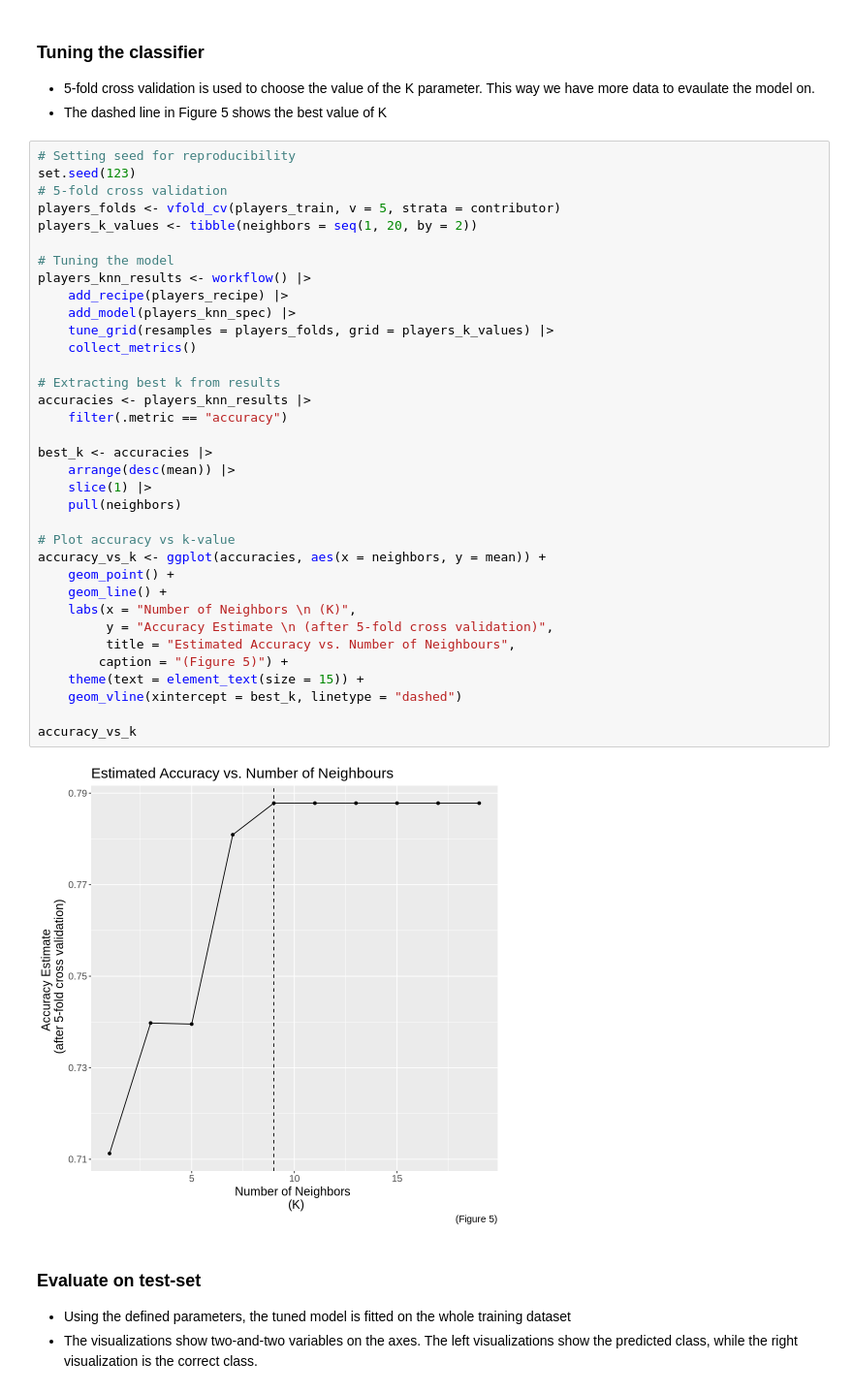
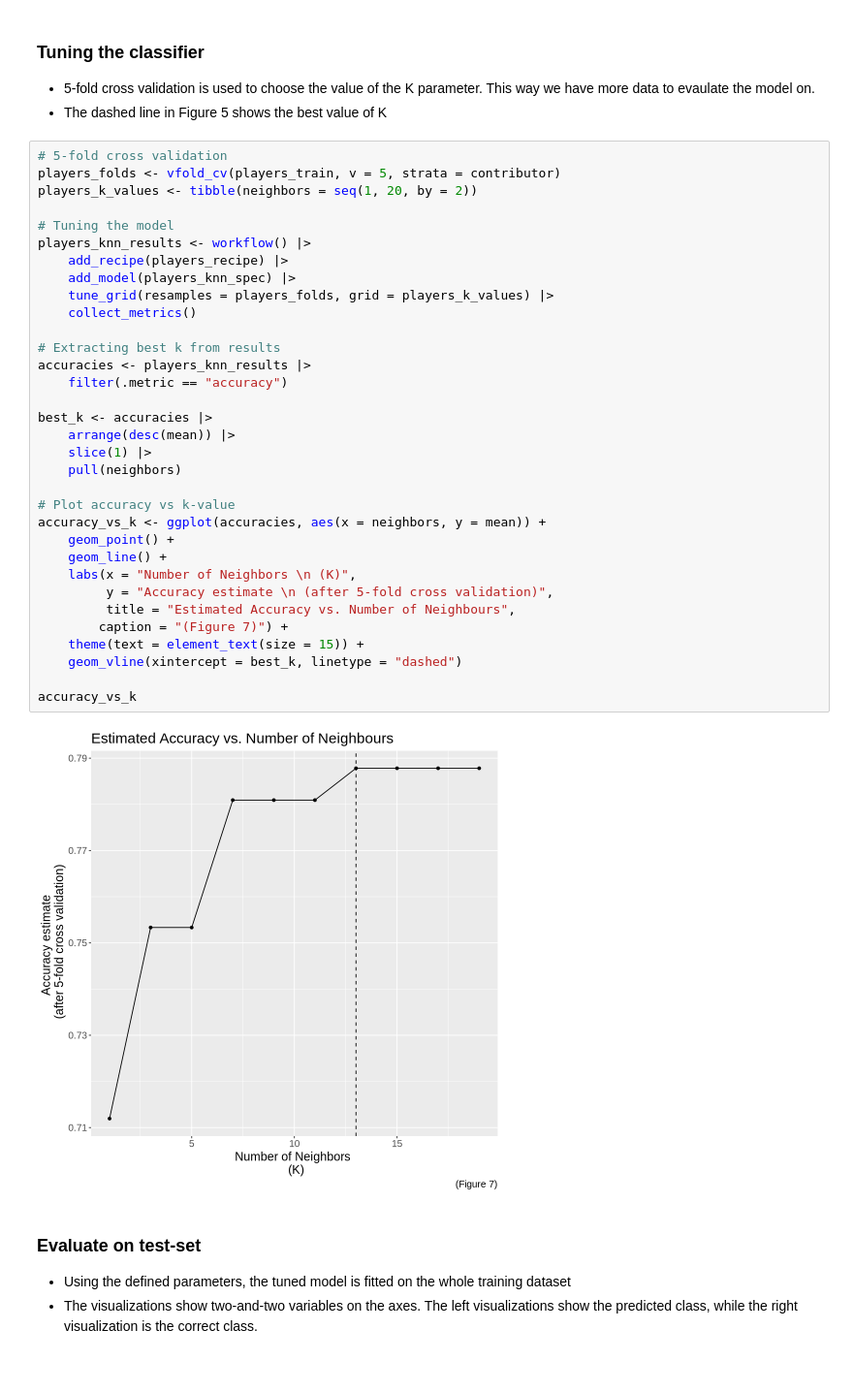
Before and after one commit to EmmaGjoen/data_science_group_project, a Jupyter notebook: project_final_report.ipynb, the cells around one changed output. Shown at 97% size. Saved outputs shown, nothing was run; the diff lists cells and outputs as text.

```diff
--- a/project_final_report.ipynb
+++ b/project_final_report.ipynb
@@ -360,42 +362,40 @@ A tibble: 196 × 4
  - 5-fold cross validation is used to choose the value of the K parameter. This way we have more data to evaulate the model on.
  - The dashed line in Figure 5 shows the best value of K
 # %%
-# Setting seed for reproducibility
-set.seed(123)
 # 5-fold cross validation
 players_folds <- vfold_cv(players_train, v = 5, strata = contributor)
 players_k_values <- tibble(neighbors = seq(1, 20, by = 2))
 
 # Tuning the model
 players_knn_results <- workflow() |>
     add_recipe(players_recipe) |>
     add_model(players_knn_spec) |>
     tune_grid(resamples = players_folds, grid = players_k_values) |>
     collect_metrics()
 
 # Extracting best k from results
 accuracies <- players_knn_results |>
     filter(.metric == "accuracy")
 
 best_k <- accuracies |>
     arrange(desc(mean)) |>
     slice(1) |>
     pull(neighbors)
 
 # Plot accuracy vs k-value
 accuracy_vs_k <- ggplot(accuracies, aes(x = neighbors, y = mean)) +
     geom_point() +
     geom_line() +
     labs(x = "Number of Neighbors \n (K)",
-         y = "Accuracy Estimate \n (after 5-fold cross validation)",
+         y = "Accuracy estimate \n (after 5-fold cross validation)",
          title = "Estimated Accuracy vs. Number of Neighbours",
-        caption = "(Figure 5)") +
+        caption = "(Figure 7)") +
     theme(text = element_text(size = 15)) +
     geom_vline(xintercept = best_k, linetype = "dashed")
 
 accuracy_vs_k
 # %% [output]
-[figure, old version]
+[figure, new version]
 # %% [markdown]
 ### Evaluate on test-set
  - Using the defined parameters, the tuned model is fitted on the whole training dataset
```
Also changed, not shown: parts of 7 cells of this notebook.
